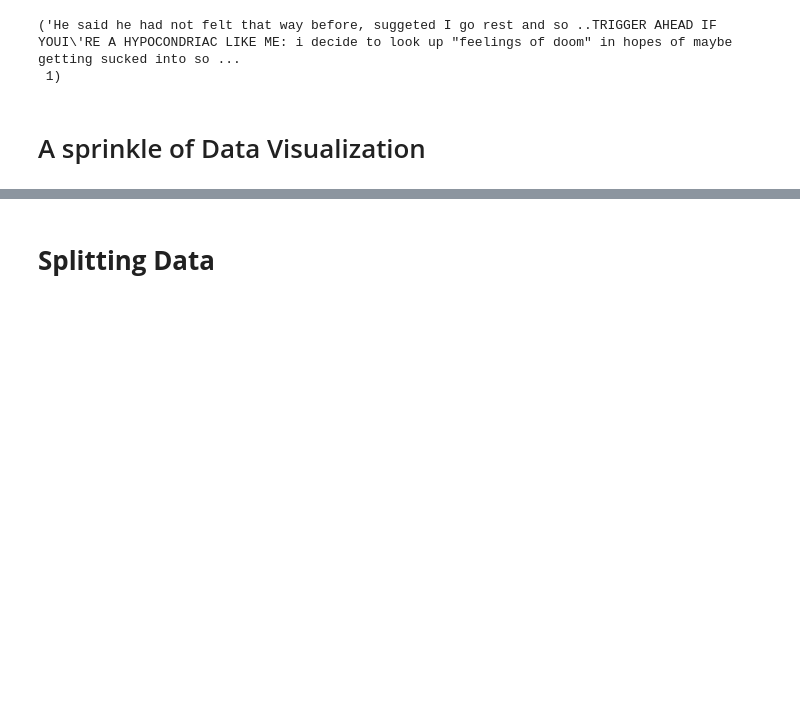
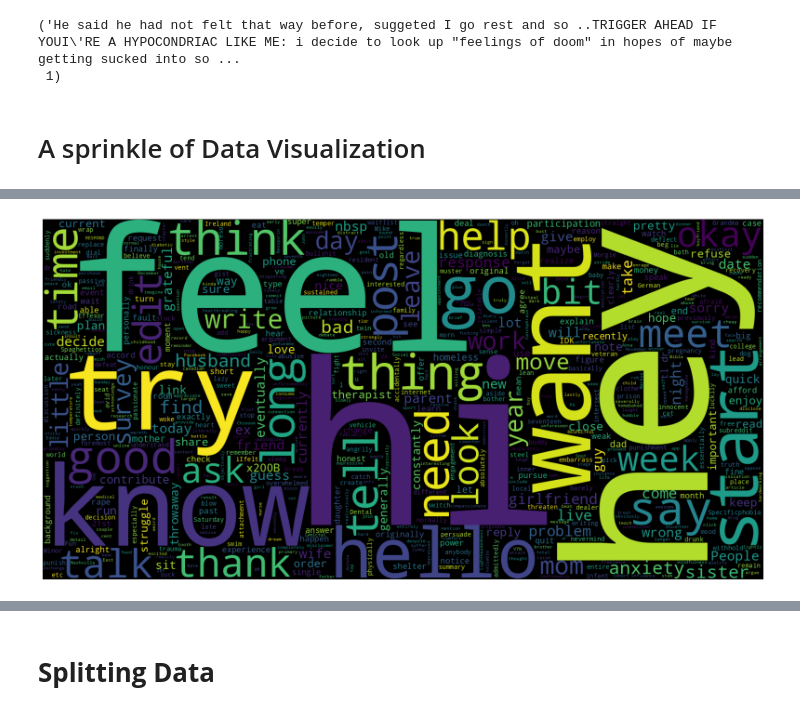
Before and after one commit to marijacetkovic/stress-prediction, a Jupyter notebook: stress-prediction.ipynb, the cells around one changed output, grey strips where cells are left out. Cells and saved outputs as stored; diff of their text form; code cells hidden in the pictures; blank space fills up the shorter version.

```diff
--- a/stress-prediction.ipynb
+++ b/stress-prediction.ipynb
@@ -94,15 +110,14 @@ for post,label in data:
 # %%
-from wordcloud import WordCloud
-import matplotlib.pyplot as plt
+# extract input texts with label 0
+input_texts = [data[0] for data, label in zip(tokenized_data, label_data) if label == 0]
 
-# Extract input texts with label 1
-input_texts = [data[0] for data, label in zip(tokenized_data, label_data) if label == 1]
-
-# Generate word cloud
+# generate word cloud
 wordcloud = WordCloud(max_words=2000, width=1600, height=800).generate(' '.join(input_texts))
 
-# Plot word cloud
-plt.figure(figsize=(20, 20))
-plt.imshow(wordcloud, interpolation='bilinear')
+# plot word cloud
+plt.figure(figsize=(15, 15))
+plt.imshow(wordcloud)
 plt.axis('off')  # Remove axis
 plt.show()
+# %% [output]
+[figure, added]
```
Also changed, not shown: parts of 12 cells of this notebook.
